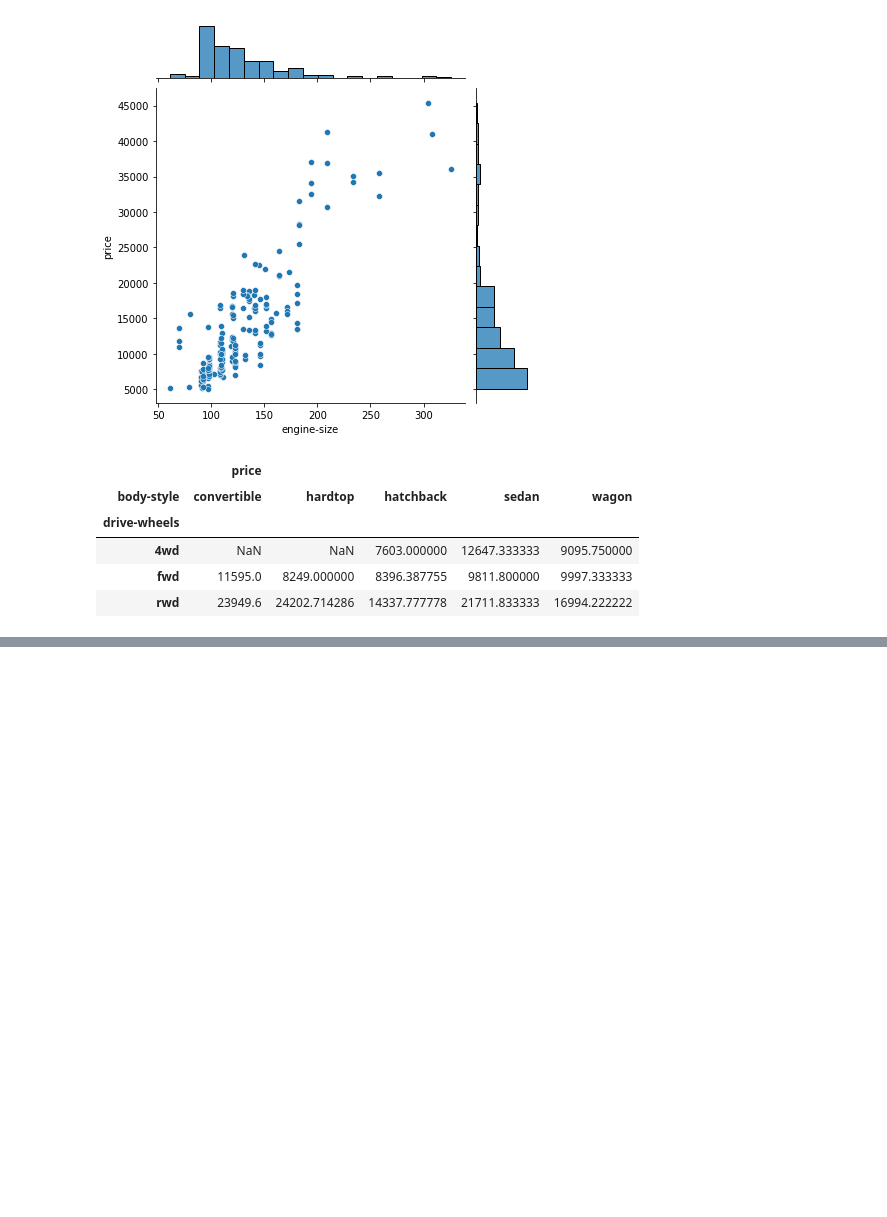
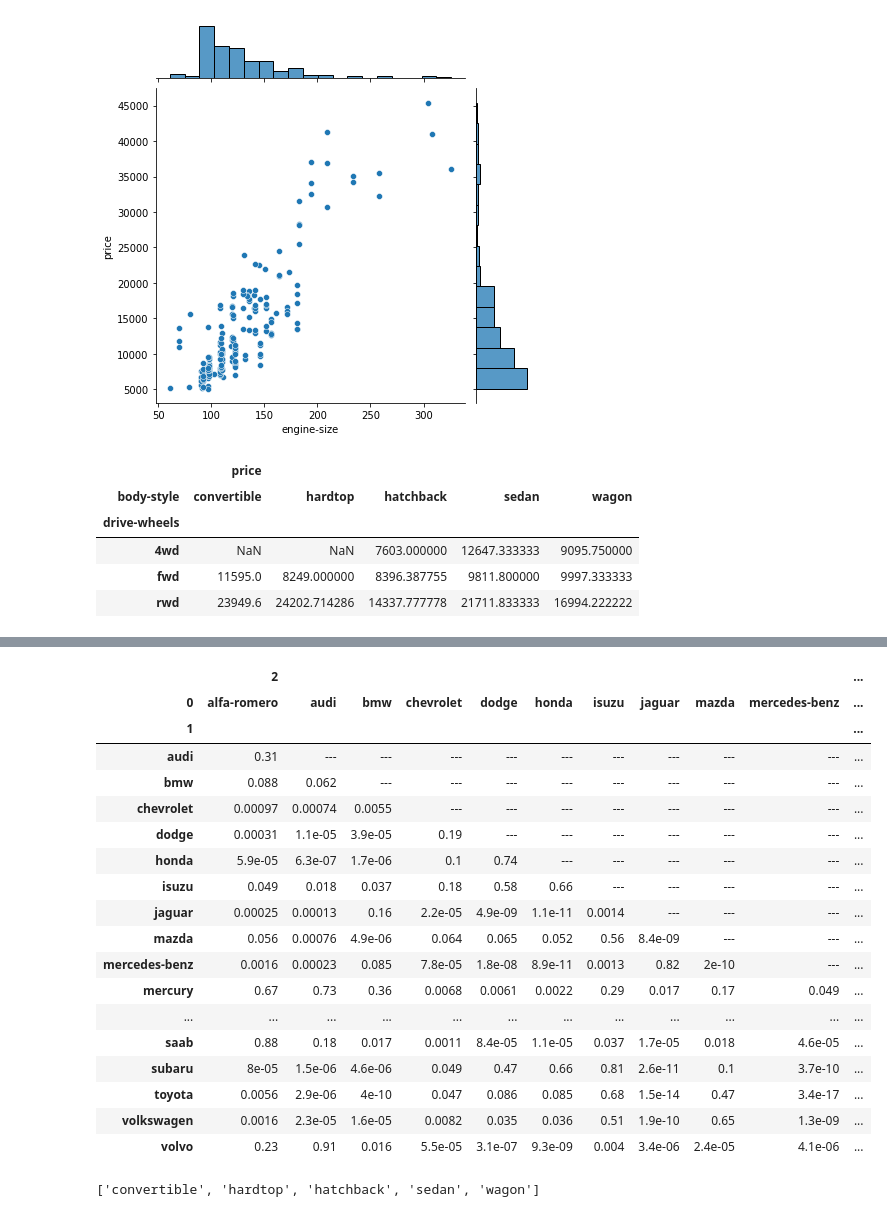
Before and after one commit to mjsmagalhaes/examples-datascience, a Jupyter notebook: ibm_data_analysis.ipynb, the cells around one changed output, grey strips where cells are left out. Drawn from its saved outputs; the diff is of its cells as text; code cells hidden in the pictures; blank space fills up the shorter version.

```diff
--- a/ibm_data_analysis.ipynb
+++ b/ibm_data_analysis.ipynb
@@ -164,0 +289,57 @@ Index(['price'], dtype='object')
+# %%
+df.rename(columns={'drive-wheels':'drive_wheels'}, inplace=True)
+# %%
+from itertools import combinations
+c = 'make'
+grp = df[[c, 'price']].groupby([c])
+pairwise = list(combinations(grp.groups, 2))
+result = map(
+    lambda p: [
+        p[0],
+        p[1],
+        stats.f_oneway(
+            grp.get_group(p[0])['price'],
+            grp.get_group(p[1])['price']
+        ).pvalue],
+    pairwise
+)
+
+r = pd.DataFrame(result).pivot(
+    index=1,
+    columns=0
+).style.format('{:.2g}', na_rep='---').applymap(lambda x: 'color: royalblue;' if x < 0.001 and x > 0 else None)
+r
+# sns.heatmap(r)
+
+# for pair in pairwise:
+#   # v = list(map(lambda k: grp.get_group(k)['price'], grp.groups))
+#   r = stats.f_oneway(grp.get_group(pair[0])['price'], grp.get_group(pair[1])['price'])
+#   color = 'green' if r.pvalue < 0.001 else 'white'
+#   print(style(
+#     '{0:25s}: F={1:.3f} (p:{2:.2g})'.format('{0}+{1}'.format(*pair), r.statistic, r.pvalue),
+#     fg=color
+#   ))
+# %% [output]
+|  | 2 |  |  |  |  |  |  |  |  |  | ... |
+| 0 | alfa-romero | audi | bmw | chevrolet | dodge | honda | isuzu | jaguar | mazda | mercedes-benz | ... |
+| 1 |  |  |  |  |  |  |  |  |  |  | ... |
+| audi | 0.31 | --- | --- | --- | --- | --- | --- | --- | --- | --- | ... |
+| bmw | 0.088 | 0.062 | --- | --- | --- | --- | --- | --- | --- | --- | ... |
+| chevrolet | 0.00097 | 0.00074 | 0.0055 | --- | --- | --- | --- | --- | --- | --- | ... |
+| dodge | 0.00031 | 1.1e-05 | 3.9e-05 | 0.19 | --- | --- | --- | --- | --- | --- | ... |
+| honda | 5.9e-05 | 6.3e-07 | 1.7e-06 | 0.1 | 0.74 | --- | --- | --- | --- | --- | ... |
+| isuzu | 0.049 | 0.018 | 0.037 | 0.18 | 0.58 | 0.66 | --- | --- | --- | --- | ... |
+| jaguar | 0.00025 | 0.00013 | 0.16 | 2.2e-05 | 4.9e-09 | 1.1e-11 | 0.0014 | --- | --- | --- | ... |
+| mazda | 0.056 | 0.00076 | 4.9e-06 | 0.064 | 0.065 | 0.052 | 0.56 | 8.4e-09 | --- | --- | ... |
+| mercedes-benz | 0.0016 | 0.00023 | 0.085 | 7.8e-05 | 1.8e-08 | 8.9e-11 | 0.0013 | 0.82 | 2e-10 | --- | ... |
+| mercury | 0.67 | 0.73 | 0.36 | 0.0068 | 0.0061 | 0.0022 | 0.29 | 0.017 | 0.17 | 0.049 | ... |
+| ... | ... | ... | ... | ... | ... | ... | ... | ... | ... | ... | ... |
+| saab | 0.88 | 0.18 | 0.017 | 0.0011 | 8.4e-05 | 1.1e-05 | 0.037 | 1.7e-05 | 0.018 | 4.6e-05 | ... |
+| subaru | 8e-05 | 1.5e-06 | 4.6e-06 | 0.049 | 0.47 | 0.66 | 0.81 | 2.6e-11 | 0.1 | 3.7e-10 | ... |
+| toyota | 0.0056 | 2.9e-06 | 4e-10 | 0.047 | 0.086 | 0.085 | 0.68 | 1.5e-14 | 0.47 | 3.4e-17 | ... |
+| volkswagen | 0.0016 | 2.3e-05 | 1.6e-05 | 0.0082 | 0.035 | 0.036 | 0.51 | 1.9e-10 | 0.65 | 1.3e-09 | ... |
+| volvo | 0.23 | 0.91 | 0.016 | 5.5e-05 | 3.1e-07 | 9.3e-09 | 0.004 | 3.4e-06 | 2.4e-05 | 4.1e-06 | ... |
+# %%
+list(grp.groups.keys())
+# %% [output]
+['convertible', 'hardtop', 'hatchback', 'sedan', 'wagon']
```
Also changed, not shown: parts of 11 cells of this notebook.
